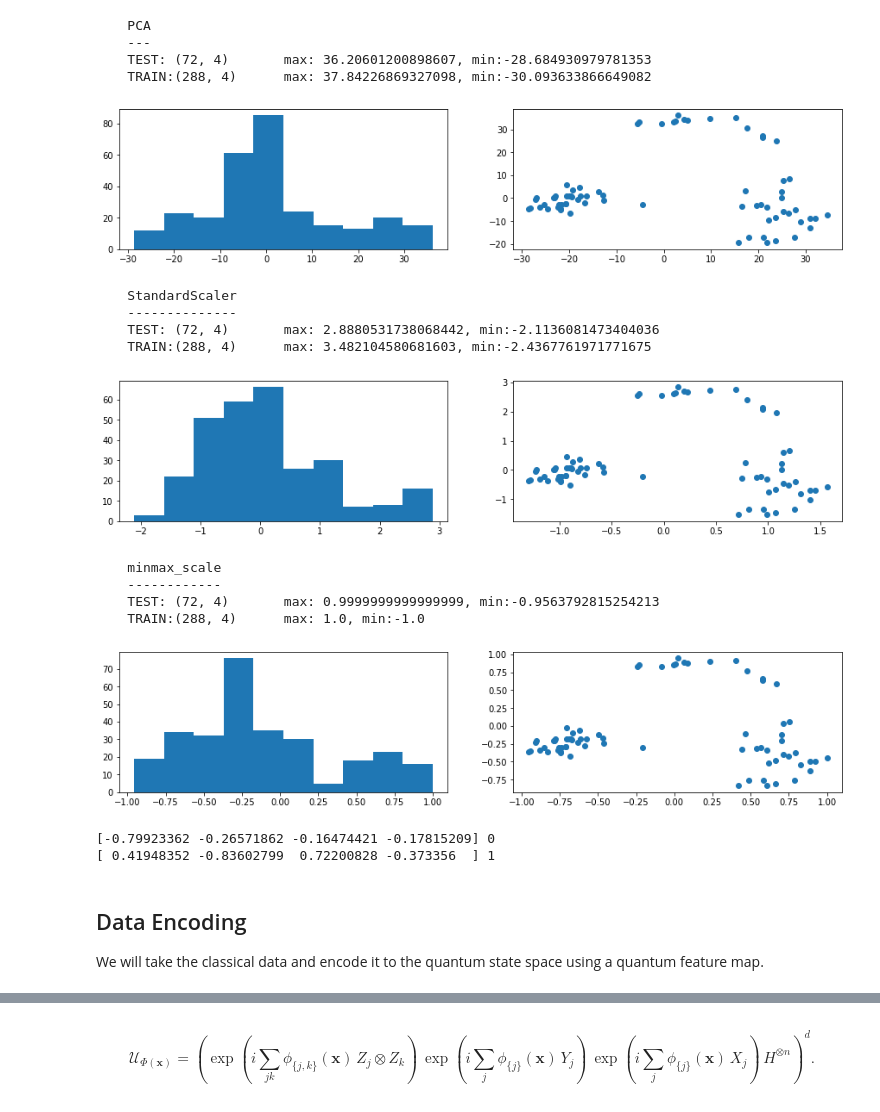
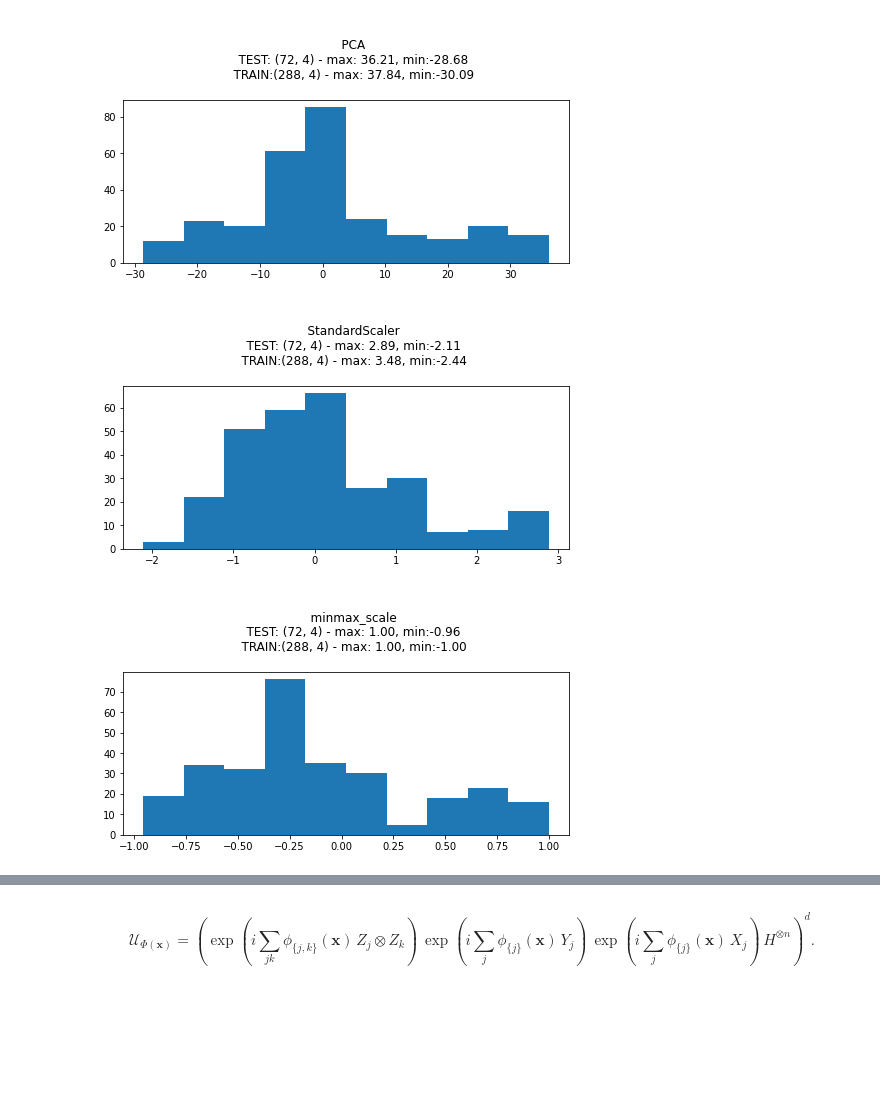
Before and after one commit to asajm/Quantum-Kernel-Method, a Jupyter notebook: QKM2.ipynb, the cells around one changed output, grey strips where cells are left out. Drawn from its saved outputs; the diff is of its cells as text; code cells hidden in the pictures; blank space fills up the shorter version.

```diff
--- a/QKM2.ipynb
+++ b/QKM2.ipynb
@@ -46,12 +40,0 @@ There are a total of 360 datapoints in the dataset. Each datapoint is a 8x8 imag
-# %%
-def print_dataset(title, sample_test, sample_train):
-    print(f"""
-    {title}
-    {'-'*len(title)}
-    TEST: {sample_test.shape}\tmax: {sample_test.max()}, min:{sample_test.min()}
-    TRAIN:{sample_train.shape}\tmax: {sample_train.max()}, min:{sample_train.min()}
-    """)
-    fig, axs = plt.subplots(1, 2, figsize=(15,3))
-    axs[0].hist(np.concatenate(sample_test))
-    axs[1].scatter(sample_test[:,0], sample_test[:,1])
-    plt.show()
@@ -58,3 +44,14 @@ def print_dataset(title, sample_test, sample_train):
+# %%
+def print_dataset(title, sample_test, sample_train):
+
+    fig, axs = plt.subplots(1, 1, figsize=(8,3))
+    plt.hist(np.concatenate(sample_test))
+    plt.title(f"""
+    {title}
+    TEST: {sample_test.shape} - max: {sample_test.max():0.2f}, min:{sample_test.min():0.2f}
+    TRAIN:{sample_train.shape} - max: {sample_train.max():0.2f}, min:{sample_train.min():0.2f}
+    """)
+    plt.show()
 # %%
 sample_train, sample_test, label_train, label_test = train_test_split(
      digits.data, digits.target, test_size=0.2, random_state=22)
@@ -69,55 +58,33 @@ print_dataset('RAW Sample', sample_test, sample_train)
 # %%
 
 n_dim = 4
 pca = PCA(n_components=n_dim).fit(sample_train)
 sample_train = pca.transform(sample_train)
 sample_test = pca.transform(sample_test)
 
 print_dataset('PCA', sample_test, sample_train)
 
 std_scale = StandardScaler().fit(sample_train)
 sample_train = std_scale.transform(sample_train)
 sample_test = std_scale.transform(sample_test)
 
 print_dataset('StandardScaler', sample_test, sample_train)
 
 samples = np.append(sample_train, sample_test, axis=0)
 minmax_scale = MinMaxScaler((-1, 1)).fit(samples)
 sample_train = minmax_scale.transform(sample_train)
 sample_test = minmax_scale.transform(sample_test)
 
-print_dataset('minmax_scale', sample_test, sample_train)
-
-train_size = 100
+train_size = 500
 sample_train = sample_train[:train_size]
 label_train = label_train[:train_size]
 
-test_size = 20
+test_size = 100
 sample_test = sample_test[:test_size]
 label_test = label_test[:test_size]
+
+print_dataset('minmax_scale', sample_test, sample_train)
 # %% [output]
-    PCA
-    ---
-    TEST: (72, 4)       max: 36.20601200898607, min:-28.684930979781353
-    TRAIN:(288, 4)      max: 37.84226869327098, min:-30.093633866649082
-[figure, old version]
+[figure, new version]
-    StandardScaler
-    --------------
-    TEST: (72, 4)       max: 2.8880531738068442, min:-2.1136081473404036
-    TRAIN:(288, 4)      max: 3.482104580681603, min:-2.4367761971771675
-[figure, old version]
+[figure, new version]
-    minmax_scale
-    ------------
-    TEST: (72, 4)       max: 0.9999999999999999, min:-0.9563792815254213
-    TRAIN:(288, 4)      max: 1.0, min:-1.0
-[figure, old version]
+[figure, new version]
-# %%
-print(sample_train[0], label_train[0])
-print(sample_test[0], label_test[0])
-# %% [output]
-[-0.79923362 -0.26571862 -0.16474421 -0.17815209] 0
-[ 0.41948352 -0.83602799  0.72200828 -0.373356  ] 1
-# %% [markdown]
-## Data Encoding
-
-We will take the classical data and encode it to the quantum state space using a quantum feature map.
```
Also changed, not shown: parts of 48 cells of this notebook, 1 other file.
